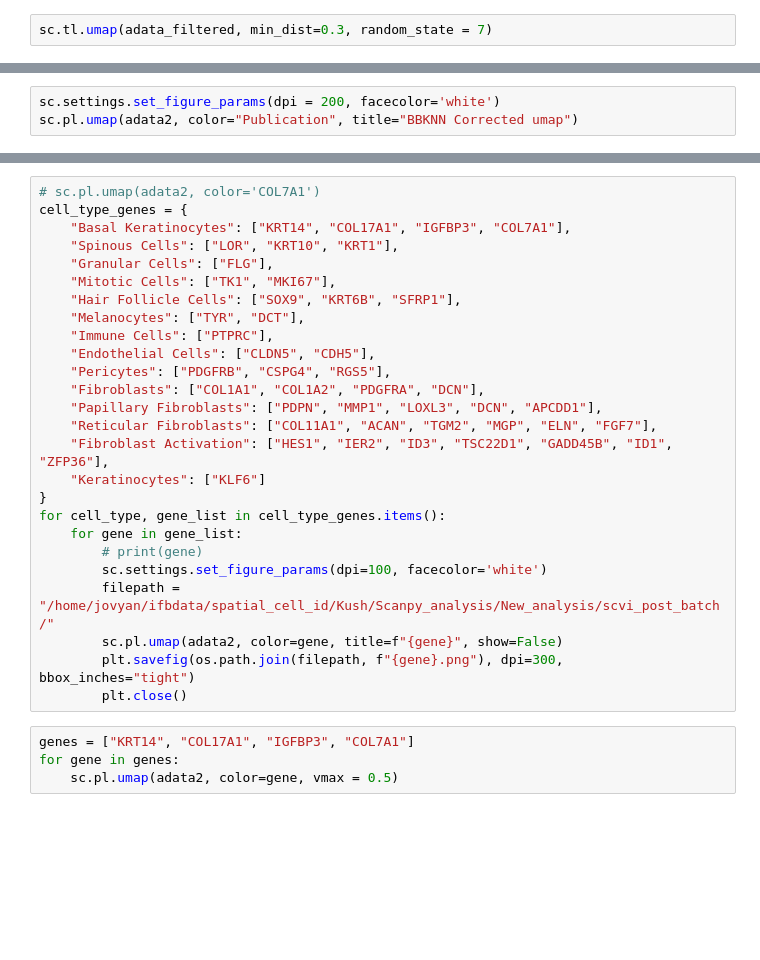
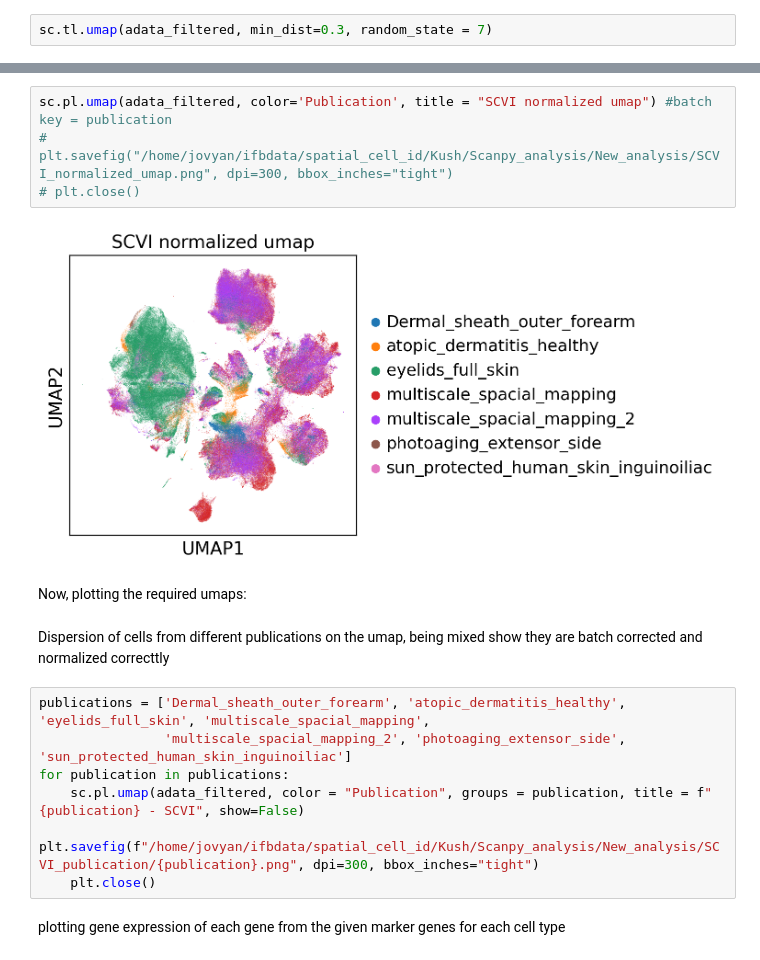
Before and after one commit to Kushgulati09/RNAseq-analysis_IGFL, a Jupyter notebook: scripts/tmp_sergio.ipynb, the cells around one changed output, grey strips where cells are left out. Saved outputs shown, nothing was run; the diff lists cells and outputs as text; blank space fills up the shorter version.

```diff
--- a/scripts/tmp_sergio.ipynb
+++ b/scripts/tmp_sergio.ipynb
@@ -243,3 +208,0 @@ WARNING: consider updating your call to make use of `computation`
-# %%
-sc.settings.set_figure_params(dpi = 200, facecolor='white')
-sc.pl.umap(adata2, color="Publication", title="BBKNN Corrected umap")
@@ -248,32 +209,21 @@ sc.pl.umap(adata2, color="Publication", title="BBKNN Corrected umap")
-# %%
-# sc.pl.umap(adata2, color='COL7A1')
-cell_type_genes = {
-    "Basal Keratinocytes": ["KRT14", "COL17A1", "IGFBP3", "COL7A1"],
-    "Spinous Cells": ["LOR", "KRT10", "KRT1"],
-    "Granular Cells": ["FLG"],
-    "Mitotic Cells": ["TK1", "MKI67"],
-    "Hair Follicle Cells": ["SOX9", "KRT6B", "SFRP1"],
-    "Melanocytes": ["TYR", "DCT"],
-    "Immune Cells": ["PTPRC"],
-    "Endothelial Cells": ["CLDN5", "CDH5"],
-    "Pericytes": ["PDGFRB", "CSPG4", "RGS5"],
-    "Fibroblasts": ["COL1A1", "COL1A2", "PDGFRA", "DCN"],
-    "Papillary Fibroblasts": ["PDPN", "MMP1", "LOXL3", "DCN", "APCDD1"],
-    "Reticular Fibroblasts": ["COL11A1", "ACAN", "TGM2", "MGP", "ELN", "FGF7"],
-    "Fibroblast Activation": ["HES1", "IER2", "ID3", "TSC22D1", "GADD45B", "ID1", "ZFP36"],
-    "Keratinocytes": ["KLF6"]
-}
-for cell_type, gene_list in cell_type_genes.items():
-    for gene in gene_list:
-        # print(gene)
-        sc.settings.set_figure_params(dpi=100, facecolor='white')
-        filepath = "/home/jovyan/ifbdata/spatial_cell_id/Kush/Scanpy_analysis/New_analysis/scvi_post_batch/"
-        sc.pl.umap(adata2, color=gene, title=f"{gene}", show=False)
-        plt.savefig(os.path.join(filepath, f"{gene}.png"), dpi=300, bbox_inches="tight")
-        plt.close()
-# %%
-genes = ["KRT14", "COL17A1", "IGFBP3", "COL7A1"]
-for gene in genes:
-    sc.pl.umap(adata2, color=gene, vmax = 0.5)
+# %%
+sc.pl.umap(adata_filtered, color='Publication', title = "SCVI normalized umap") #batch key = publication
+# plt.savefig("/home/jovyan/ifbdata/spatial_cell_id/Kush/Scanpy_analysis/New_analysis/SCVI_normalized_umap.png", dpi=300, bbox_inches="tight")
+# plt.close()
+# %% [output]
+[figure, added]
+# %% [markdown]
+Now, plotting the required umaps:
+# %% [markdown]
+Dispersion of cells from different publications on the umap, being mixed show they are batch corrected and normalized correcttly
+# %%
+publications = ['Dermal_sheath_outer_forearm', 'atopic_dermatitis_healthy', 'eyelids_full_skin', 'multiscale_spacial_mapping',
+                'multiscale_spacial_mapping_2', 'photoaging_extensor_side', 'sun_protected_human_skin_inguinoiliac']
+for publication in publications:
+    sc.pl.umap(adata_filtered, color = "Publication", groups = publication, title = f"{publication} - SCVI", show=False)
+    plt.savefig(f"/home/jovyan/ifbdata/spatial_cell_id/Kush/Scanpy_analysis/New_analysis/SCVI_publication/{publication}.png", dpi=300, bbox_inches="tight")
+    plt.close()
+# %% [markdown]
+plotting gene expression of each gene from the given marker genes for each cell type
 # %%
 cell_type_genes = {
```
Also changed, not shown: parts of 38 cells of this notebook.
